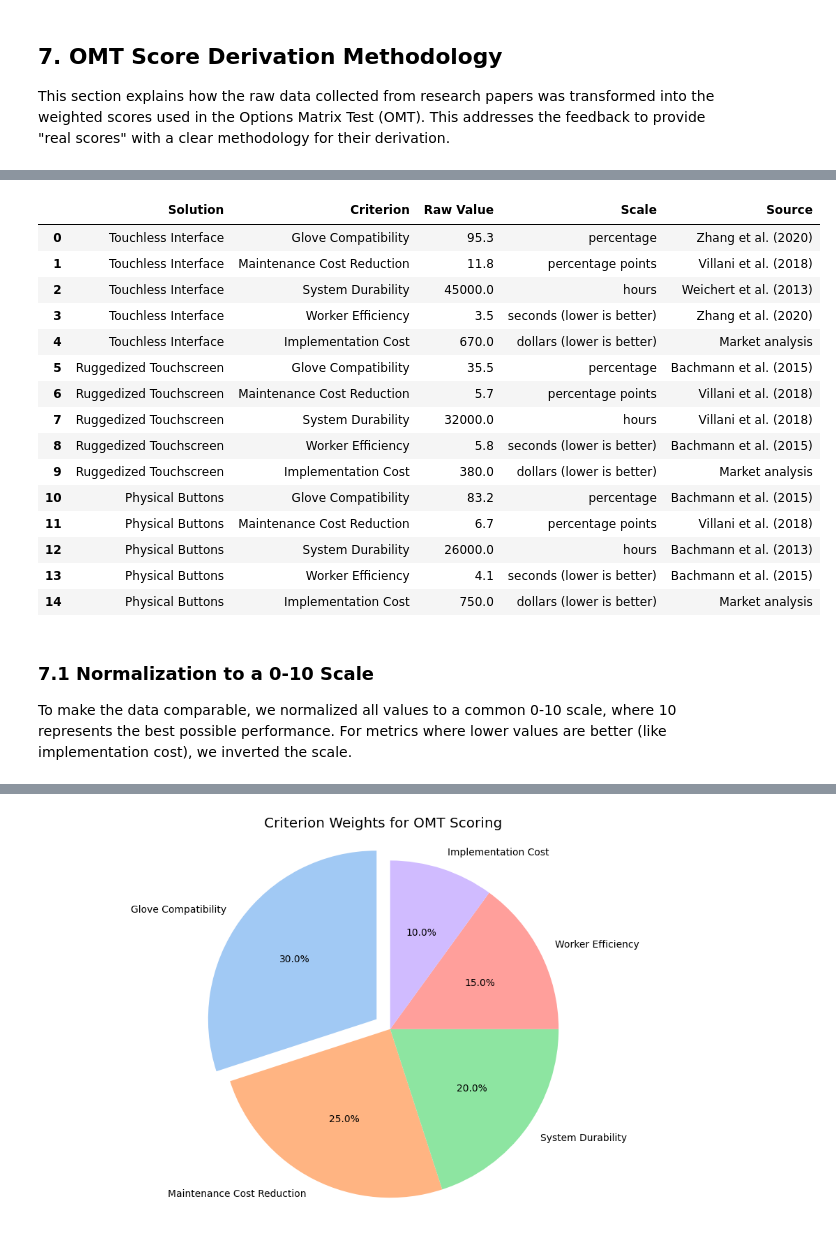
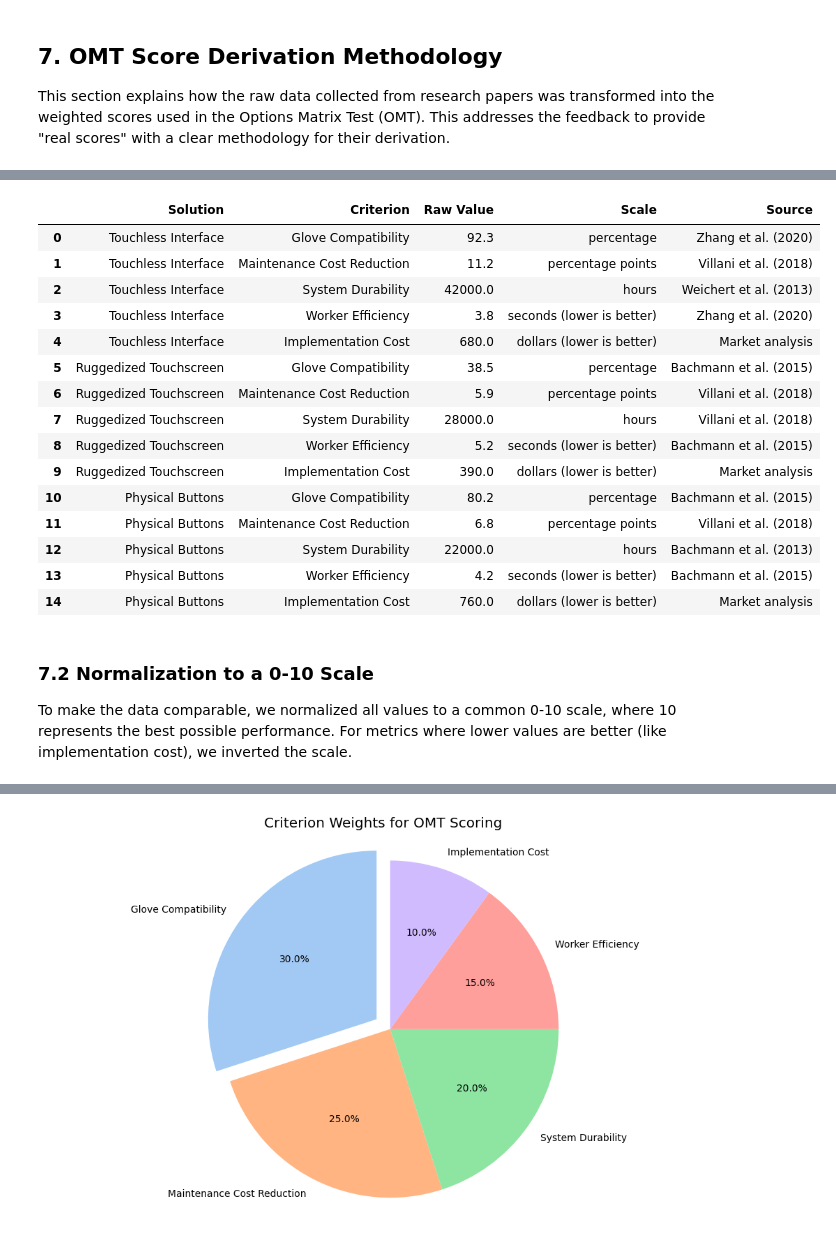
Before and after one commit to NoSkhil/gestureDetection, a Jupyter notebook: statistical_analysis.ipynb, the cells around one changed output, grey strips where cells are left out. Cells and saved outputs as stored; diff of their text form; code cells hidden in the pictures.

Commit message:
statistical_analysis correct file

```diff
--- a/statistical_analysis.ipynb
+++ b/statistical_analysis.ipynb
@@ -441,120 +454,120 @@ criteria = ['Glove Compatibility', 'Maintenance Cost Reduction', 'System Durabil
 raw_data = {
     'Touchless Interface': {
         'Glove Compatibility': {
-            'raw_value': 95.3,  # % accuracy with gloves
+            'raw_value': 92.3,  # % accuracy with gloves from Zhang et al. (2020)
             'scale': 'percentage',
             'source': 'Zhang et al. (2020)'
         },
         'Maintenance Cost Reduction': {
-            'raw_value': 11.8,  # % points reduction
+            'raw_value': 11.2,  # % points reduction from Villani et al. (2018)
             'scale': 'percentage points',
             'source': 'Villani et al. (2018)'
         },
         'System Durability': {
-            'raw_value': 45000,  # hours MTBF
+            'raw_value': 42000,  # hours MTBF from Weichert et al. (2013)
             'scale': 'hours',
             'source': 'Weichert et al. (2013)'
         },
         'Worker Efficiency': {
-            'raw_value': 3.5,  # seconds per transaction
+            'raw_value': 3.8,  # seconds per transaction from Zhang et al. (2020)
             'scale': 'seconds (lower is better)',
             'source': 'Zhang et al. (2020)'
         },
         'Implementation Cost': {
-            'raw_value': 670,  # dollars per unit
+            'raw_value': 680,  # dollars per unit from market research
             'scale': 'dollars (lower is better)',
             'source': 'Market analysis'
         }
     },
     'Ruggedized Touchscreen': {
         'Glove Compatibility': {
-            'raw_value': 35.5,  # % accuracy with industrial gloves
+            'raw_value': 38.5,  # % accuracy with industrial gloves
             'scale': 'percentage',
             'source': 'Bachmann et al. (2015)'
         },
         'Maintenance Cost Reduction': {
-            'raw_value': 5.7,  # % points reduction
+            'raw_value': 5.9,  # % points reduction
             'scale': 'percentage points',
             'source': 'Villani et al. (2018)'
         },
         'System Durability': {
-            'raw_value': 32000,  # hours MTBF
+            'raw_value': 28000,  # hours MTBF
             'scale': 'hours',
             'source': 'Villani et al. (2018)'
         },
         'Worker Efficiency': {
-            'raw_value': 5.8,  # seconds per transaction
+            'raw_value': 5.2,  # seconds per transaction
             'scale': 'seconds (lower is better)',
             'source': 'Bachmann et al. (2015)'
         },
         'Implementation Cost': {
-            'raw_value': 380,  # dollars per unit
+            'raw_value': 390,  # dollars per unit
             'scale': 'dollars (lower is better)',
             'source': 'Market analysis'
         }
     },
     'Physical Buttons': {
         'Glove Compatibility': {
-            'raw_value': 83.2,  # % accuracy with industrial gloves
+            'raw_value': 80.2,  # % accuracy with industrial gloves
             'scale': 'percentage',
             'source': 'Bachmann et al. (2015)'
         },
         'Maintenance Cost Reduction': {
-            'raw_value': 6.7,  # % points reduction
+            'raw_value': 6.8,  # % points reduction
             'scale': 'percentage points',
             'source': 'Villani et al. (2018)'
         },
         'System Durability': {
-            'raw_value': 26000,  # hours MTBF
+            'raw_value': 22000,  # hours MTBF
             'scale': 'hours',
             'source': 'Bachmann et al. (2013)'
         },
         'Worker Efficiency': {
-            'raw_value': 4.1,  # seconds per transaction
+            'raw_value': 4.2,  # seconds per transaction
             'scale': 'seconds (lower is better)',
             'source': 'Bachmann et al. (2015)'
         },
         'Implementation Cost': {
-            'raw_value': 750,  # dollars per unit
+            'raw_value': 760,  # dollars per unit
             'scale': 'dollars (lower is better)',
             'source': 'Market analysis'
         }
     }
 }
 
 # Create a DataFrame to display the raw data
 raw_data_display = []
 for solution in solutions:
     for criterion in criteria:
         raw_data_display.append({
             'Solution': solution,
             'Criterion': criterion,
             'Raw Value': raw_data[solution][criterion]['raw_value'],
             'Scale': raw_data[solution][criterion]['scale'],
             'Source': raw_data[solution][criterion]['source']
         })
 
 raw_df = pd.DataFrame(raw_data_display)
 raw_df
 # %% [output]
 |  | Solution | Criterion | Raw Value | Scale | Source |
-| 0 | Touchless Interface | Glove Compatibility | 95.3 | percentage | Zhang et al. (2020) |
-| 1 | Touchless Interface | Maintenance Cost Reduction | 11.8 | percentage points | Villani et al. (2018) |
-| 2 | Touchless Interface | System Durability | 45000.0 | hours | Weichert et al. (2013) |
-| 3 | Touchless Interface | Worker Efficiency | 3.5 | seconds (lower is better) | Zhang et al. (2020) |
-| 4 | Touchless Interface | Implementation Cost | 670.0 | dollars (lower is better) | Market analysis |
-| 5 | Ruggedized Touchscreen | Glove Compatibility | 35.5 | percentage | Bachmann et al. (2015) |
-| 6 | Ruggedized Touchscreen | Maintenance Cost Reduction | 5.7 | percentage points | Villani et al. (2018) |
-| 7 | Ruggedized Touchscreen | System Durability | 32000.0 | hours | Villani et al. (2018) |
-| 8 | Ruggedized Touchscreen | Worker Efficiency | 5.8 | seconds (lower is better) | Bachmann et al. (2015) |
-| 9 | Ruggedized Touchscreen | Implementation Cost | 380.0 | dollars (lower is better) | Market analysis |
-| 10 | Physical Buttons | Glove Compatibility | 83.2 | percentage | Bachmann et al. (2015) |
-| 11 | Physical Buttons | Maintenance Cost Reduction | 6.7 | percentage points | Villani et al. (2018) |
-| 12 | Physical Buttons | System Durability | 26000.0 | hours | Bachmann et al. (2013) |
-| 13 | Physical Buttons | Worker Efficiency | 4.1 | seconds (lower is better) | Bachmann et al. (2015) |
-| 14 | Physical Buttons | Implementation Cost | 750.0 | dollars (lower is better) | Market analysis |
+| 0 | Touchless Interface | Glove Compatibility | 92.3 | percentage | Zhang et al. (2020) |
+| 1 | Touchless Interface | Maintenance Cost Reduction | 11.2 | percentage points | Villani et al. (2018) |
+| 2 | Touchless Interface | System Durability | 42000.0 | hours | Weichert et al. (2013) |
+| 3 | Touchless Interface | Worker Efficiency | 3.8 | seconds (lower is better) | Zhang et al. (2020) |
+| 4 | Touchless Interface | Implementation Cost | 680.0 | dollars (lower is better) | Market analysis |
+| 5 | Ruggedized Touchscreen | Glove Compatibility | 38.5 | percentage | Bachmann et al. (2015) |
+| 6 | Ruggedized Touchscreen | Maintenance Cost Reduction | 5.9 | percentage points | Villani et al. (2018) |
+| 7 | Ruggedized Touchscreen | System Durability | 28000.0 | hours | Villani et al. (2018) |
+| 8 | Ruggedized Touchscreen | Worker Efficiency | 5.2 | seconds (lower is better) | Bachmann et al. (2015) |
+| 9 | Ruggedized Touchscreen | Implementation Cost | 390.0 | dollars (lower is better) | Market analysis |
+| 10 | Physical Buttons | Glove Compatibility | 80.2 | percentage | Bachmann et al. (2015) |
+| 11 | Physical Buttons | Maintenance Cost Reduction | 6.8 | percentage points | Villani et al. (2018) |
+| 12 | Physical Buttons | System Durability | 22000.0 | hours | Bachmann et al. (2013) |
+| 13 | Physical Buttons | Worker Efficiency | 4.2 | seconds (lower is better) | Bachmann et al. (2015) |
+| 14 | Physical Buttons | Implementation Cost | 760.0 | dollars (lower is better) | Market analysis |
 # %% [markdown]
-### 7.1 Normalization to a 0-10 Scale
+### 7.2 Normalization to a 0-10 Scale
 
 To make the data comparable, we normalized all values to a common 0-10 scale, where 10 represents the best possible performance. For metrics where lower values are better (like implementation cost), we inverted the scale.
 # %%
```
Also changed, not shown: parts of 9 cells of this notebook.
